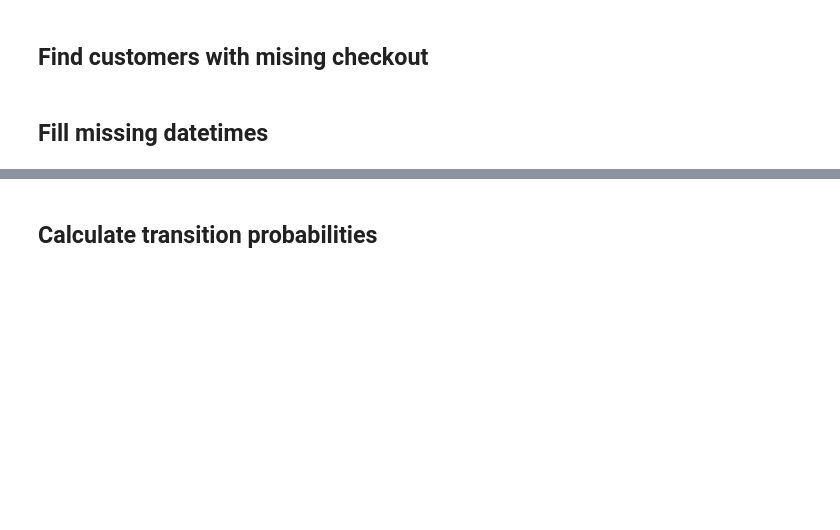
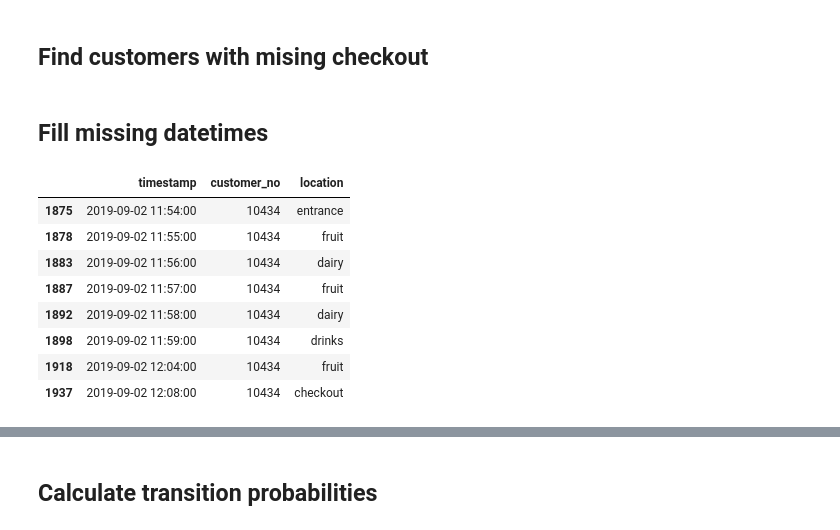
Before and after one commit to yotkadata/simulation_project, a Jupyter notebook: notebooks/data_preparation.ipynb, the cells around one changed output, grey strips where cells are left out. Cells and saved outputs as stored; diff of their text form; code cells hidden in the pictures; blank space fills up the shorter version.

```diff
--- a/notebooks/data_preparation.ipynb
+++ b/notebooks/data_preparation.ipynb
@@ -67,7 +65,17 @@ df = df.sort_values("timestamp").reset_index(drop=True)
 ## Fill missing datetimes
 # %%
 # See entries for one customer before
-# df[df["customer_no"] == 10434]
+df[df["customer_no"] == 10434]
+# %% [output]
+|  | timestamp | customer_no | location |
+| 1875 | 2019-09-02 11:54:00 | 10434 | entrance |
+| 1878 | 2019-09-02 11:55:00 | 10434 | fruit |
+| 1883 | 2019-09-02 11:56:00 | 10434 | dairy |
+| 1887 | 2019-09-02 11:57:00 | 10434 | fruit |
+| 1892 | 2019-09-02 11:58:00 | 10434 | dairy |
+| 1898 | 2019-09-02 11:59:00 | 10434 | drinks |
+| 1918 | 2019-09-02 12:04:00 | 10434 | fruit |
+| 1937 | 2019-09-02 12:08:00 | 10434 | checkout |
 # %%
 df = (
     df.set_index("timestamp")
```
Also changed, not shown: parts of 15 cells of this notebook.
